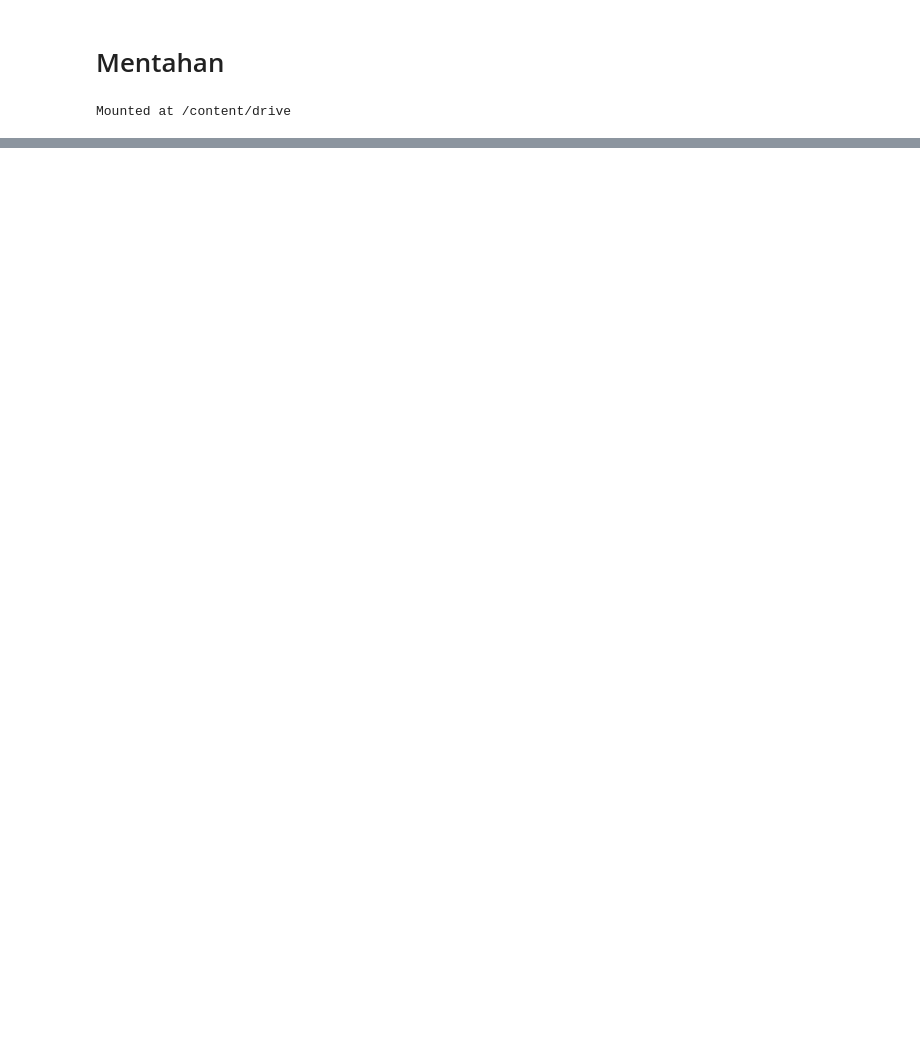
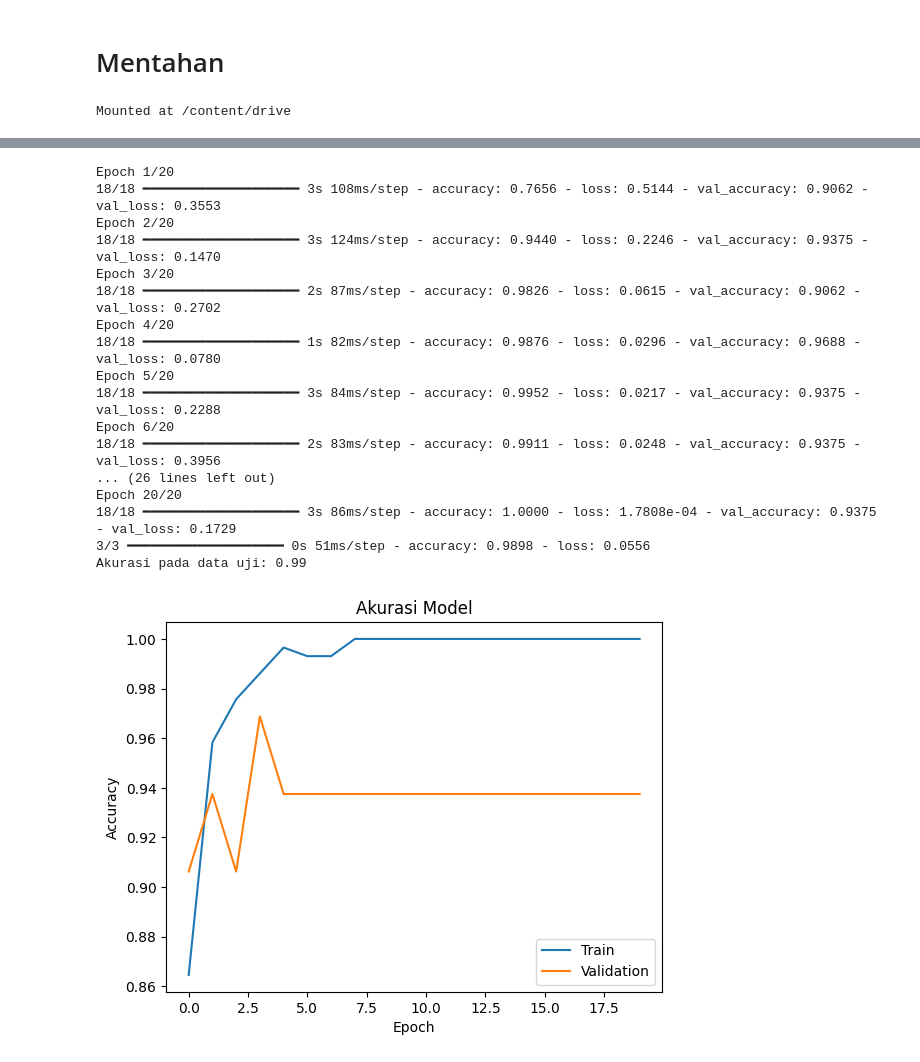
Before and after one commit to catSushiRoll/BSProjek, a Jupyter notebook: MaLeBSP.ipynb, the cells around one changed output, grey strips where cells are left out. Drawn from its saved outputs; the diff is of its cells as text; code cells hidden in the pictures; blank space fills up the shorter version.

```diff
--- a/MaLeBSP.ipynb
+++ b/MaLeBSP.ipynb
@@ -156,3 +205,78 @@ plt.xlabel("Epoch")
 plt.ylabel("Accuracy")
 plt.legend()
 plt.show()
+# %%
+import pandas as pd
+import numpy as np
+from sklearn.model_selection import train_test_split
+from tensorflow.keras.models import Sequential
+from tensorflow.keras.layers import Conv1D, MaxPooling1D, Flatten, Dense, Dropout
+from tensorflow.keras.utils import to_categorical
+import matplotlib.pyplot as plt
+
+# Baca file CSV yang sudah kamu buat
+df = pd.read_csv("/content/drive/MyDrive/dataset eeg/EEG_epilepsy_dataset.csv")
+
+# Pisahkan fitur dan label
+X = df.drop('label', axis=1).values  # shape: (200, 4097)
+y = df['label'].values               # shape: (200,)
+
+# Normalisasi: skala ke rentang 0-1
+X = X / np.max(np.abs(X))
+
+# Ubah input jadi [samples, time steps, channels] → CNN 1D
+X = X.reshape((X.shape[0], X.shape[1], 1))
+
+# Kalau klasifikasi 2 kelas, ini tidak wajib dikategorikan, tapi bisa pakai:
+# y = to_categorical(y)  # jika ingin model output 2 neuron dan softmax
+
+X_train, X_test, y_train, y_test = train_test_split(
+    X, y, test_size=0.2, random_state=42, stratify=y
+)
+
+
+model = Sequential()
+model.add(Conv1D(32, kernel_size=7, activation='relu', input_shape=(4097, 1)))
+model.add(MaxPooling1D(pool_size=2))
+model.add(Conv1D(64, kernel_size=5, activation='relu'))
+model.add(MaxPooling1D(pool_size=2))
+model.add(Flatten())
+model.add(Dense(64, activation='relu'))
+model.add(Dropout(0.3))
+model.add(Dense(1, activation='sigmoid'))  # karena binary classification
+
+
+model.compile(optimizer='adam', loss='binary_crossentropy', metrics=['accuracy'])
+
+history = model.fit(X_train, y_train, epochs=20, batch_size=16, validation_split=0.1)
+
+loss, acc = model.evaluate(X_test, y_test)
+print(f"Akurasi pada data uji: {acc:.2f}")
+
+
+plt.plot(history.history['accuracy'], label='Train')
+plt.plot(history.history['val_accuracy'], label='Validation')
+plt.title('Akurasi Model')
+plt.xlabel('Epoch')
+plt.ylabel('Accuracy')
+plt.legend()
+plt.show()
+# %% [output]
+Epoch 1/20
+18/18 ━━━━━━━━━━━━━━━━━━━━ 3s 108ms/step - accuracy: 0.7656 - loss: 0.5144 - val_accuracy: 0.9062 - val_loss: 0.3553
+Epoch 2/20
+18/18 ━━━━━━━━━━━━━━━━━━━━ 3s 124ms/step - accuracy: 0.9440 - loss: 0.2246 - val_accuracy: 0.9375 - val_loss: 0.1470
+Epoch 3/20
+18/18 ━━━━━━━━━━━━━━━━━━━━ 2s 87ms/step - accuracy: 0.9826 - loss: 0.0615 - val_accuracy: 0.9062 - val_loss: 0.2702
+Epoch 4/20
+18/18 ━━━━━━━━━━━━━━━━━━━━ 1s 82ms/step - accuracy: 0.9876 - loss: 0.0296 - val_accuracy: 0.9688 - val_loss: 0.0780
+Epoch 5/20
+18/18 ━━━━━━━━━━━━━━━━━━━━ 3s 84ms/step - accuracy: 0.9952 - loss: 0.0217 - val_accuracy: 0.9375 - val_loss: 0.2288
+Epoch 6/20
+18/18 ━━━━━━━━━━━━━━━━━━━━ 2s 83ms/step - accuracy: 0.9911 - loss: 0.0248 - val_accuracy: 0.9375 - val_loss: 0.3956
+... (26 lines left out)
+Epoch 20/20
+18/18 ━━━━━━━━━━━━━━━━━━━━ 3s 86ms/step - accuracy: 1.0000 - loss: 1.7808e-04 - val_accuracy: 0.9375 - val_loss: 0.1729
+3/3 ━━━━━━━━━━━━━━━━━━━━ 0s 51ms/step - accuracy: 0.9898 - loss: 0.0556
+Akurasi pada data uji: 0.99
+[figure, added]
```
Also changed, not shown: parts of 3 cells of this notebook.
